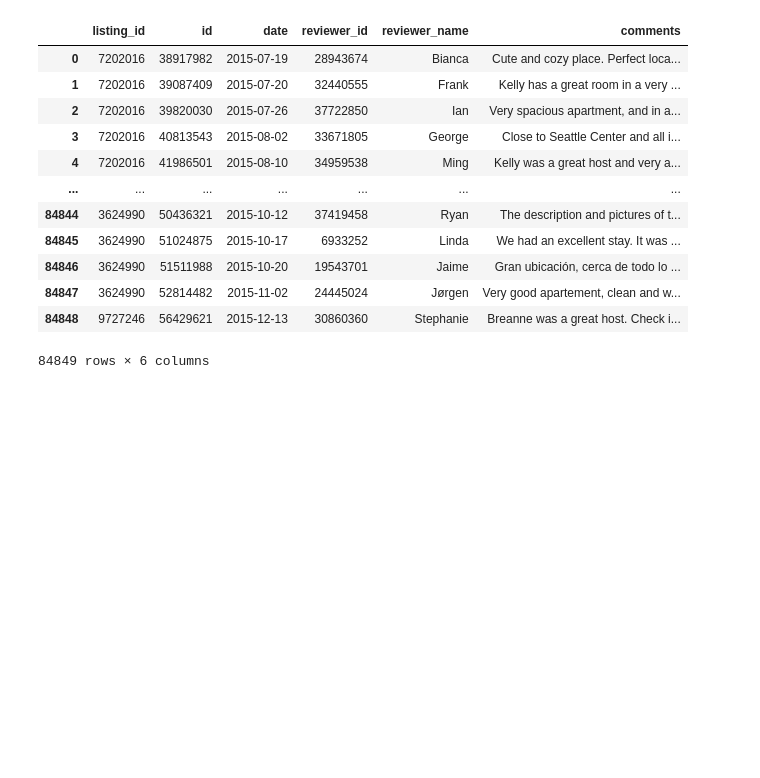
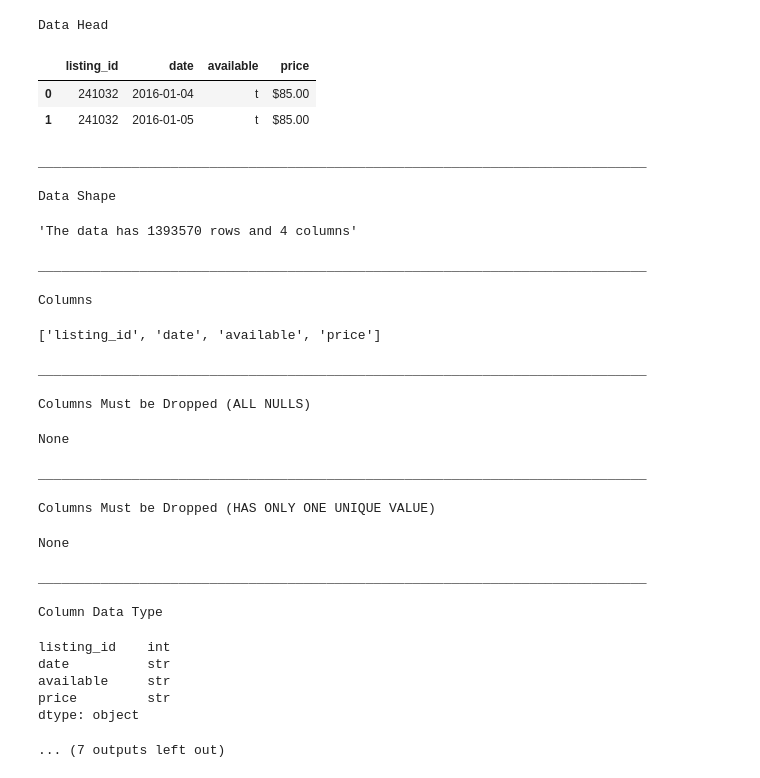
Before and after one commit to adelabuhashim/CRISP-DM-using-Seattle-Airbnb-Open-Data, a Jupyter notebook: wrangling.ipynb, the cells around one changed output. Cells and saved outputs as stored; diff of their text form; code cells hidden in the pictures; blank space fills up the shorter version.

Commit message:
Data Investigtion Intialization

```diff
--- a/wrangling.ipynb
+++ b/wrangling.ipynb
@@ -39,16 +8,32 @@ listings_df
-# %%
-reviews_df
-# %% [output]
-|  | listing_id | id | date | reviewer_id | reviewer_name | comments |
-| 0 | 7202016 | 38917982 | 2015-07-19 | 28943674 | Bianca | Cute and cozy place. Perfect loca... |
-| 1 | 7202016 | 39087409 | 2015-07-20 | 32440555 | Frank | Kelly has a great room in a very ... |
-| 2 | 7202016 | 39820030 | 2015-07-26 | 37722850 | Ian | Very spacious apartment, and in a... |
-| 3 | 7202016 | 40813543 | 2015-08-02 | 33671805 | George | Close to Seattle Center and all i... |
-| 4 | 7202016 | 41986501 | 2015-08-10 | 34959538 | Ming | Kelly was a great host and very a... |
-| ... | ... | ... | ... | ... | ... | ... |
-| 84844 | 3624990 | 50436321 | 2015-10-12 | 37419458 | Ryan | The description and pictures of t... |
-| 84845 | 3624990 | 51024875 | 2015-10-17 | 6933252 | Linda | We had an excellent stay. It was ... |
-| 84846 | 3624990 | 51511988 | 2015-10-20 | 19543701 | Jaime | Gran ubicación, cerca de todo lo ... |
-| 84847 | 3624990 | 52814482 | 2015-11-02 | 24445024 | Jørgen | Very good apartement, clean and w... |
-| 84848 | 9727246 | 56429621 | 2015-12-13 | 30860360 | Stephanie | Breanne was a great host. Check i... |
-84849 rows × 6 columns
+# %%
+data_investigation(calendar_df)
+# %% [output]
+Data Head
+|  | listing_id | date | available | price |
+| 0 | 241032 | 2016-01-04 | t | $85.00 |
+| 1 | 241032 | 2016-01-05 | t | $85.00 |
+______________________________________________________________________________
+
+Data Shape
+'The data has 1393570 rows and 4 columns'
+______________________________________________________________________________
+
+Columns
+['listing_id', 'date', 'available', 'price']
+______________________________________________________________________________
+
+Columns Must be Dropped (ALL NULLS)
+None
+______________________________________________________________________________
+
+Columns Must be Dropped (HAS ONLY ONE UNIQUE VALUE)
+None
+______________________________________________________________________________
+
+Column Data Type
+listing_id    int
+date          str
+available     str
+price         str
+dtype: object
+... (7 outputs left out)
```
Also changed, not shown: parts of 5 cells of this notebook, 2 other files.
